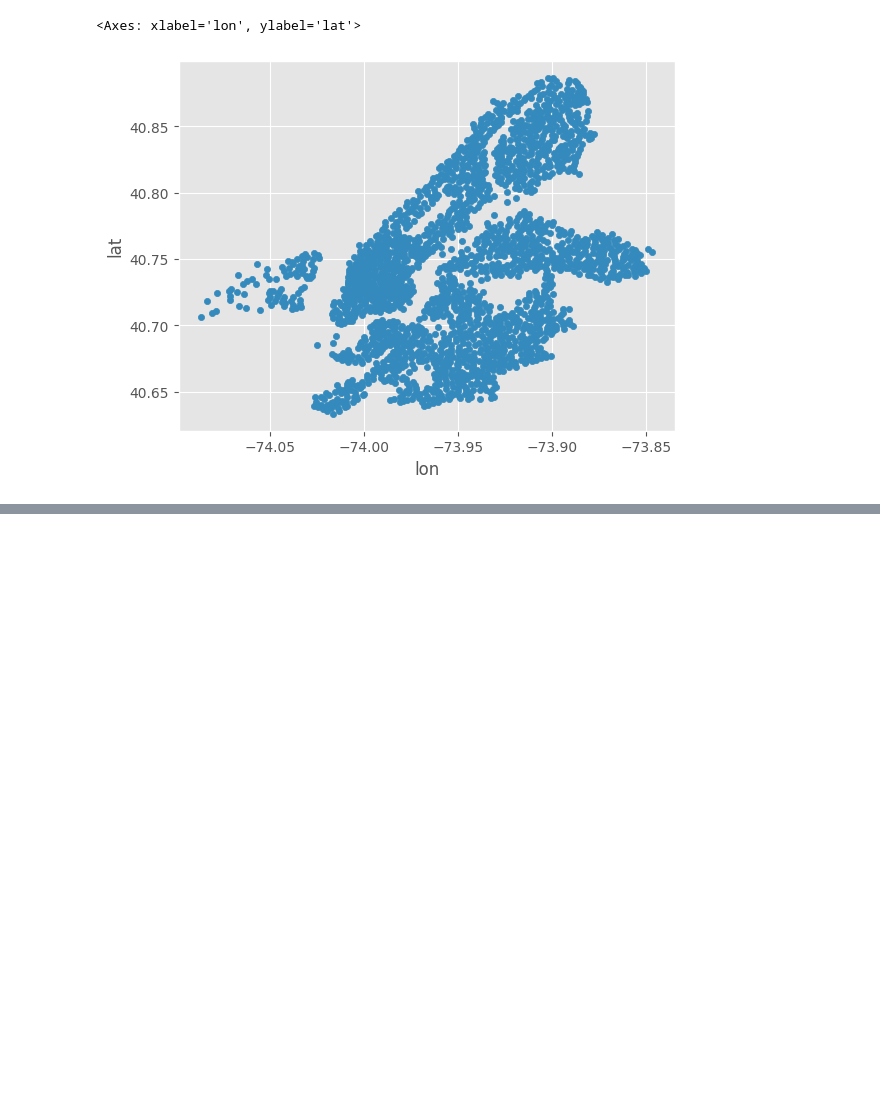
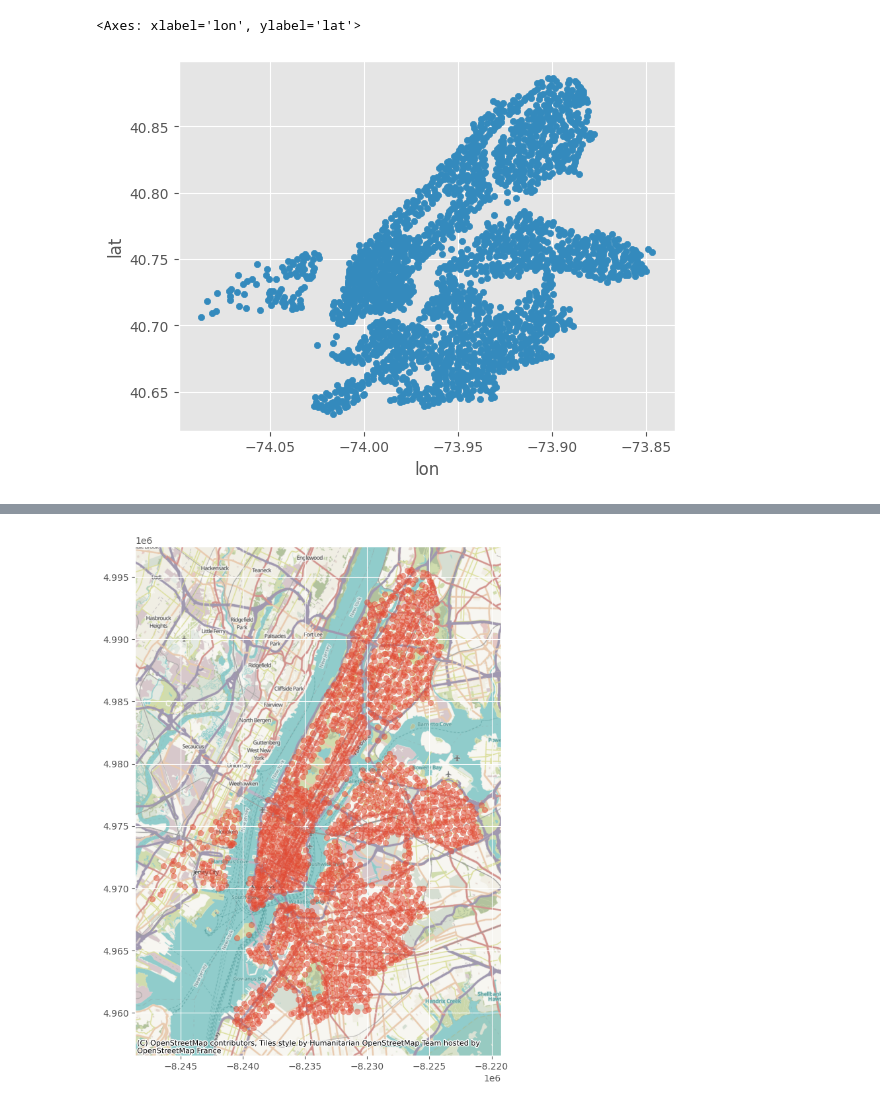
Before and after one commit to loicdiridollou/citibikedata, a Jupyter notebook: notebooks/eda.ipynb, the cells around one changed output, grey strips where cells are left out. Saved outputs shown, nothing was run; the diff lists cells and outputs as text; code cells hidden in the pictures; blank space fills up the shorter version.

```diff
--- a/notebooks/eda.ipynb
+++ b/notebooks/eda.ipynb
@@ -79,0 +146,11 @@ plt.ylim(4.51e6, 4.55e6)
+# %%
+fig,ax = plt.subplots(1,1, figsize=(10,10))
+# nybb.plot(column='BoroCode', cmap='viridis_r', alpha=.5, ax=ax, legend=True)
+#pd.DataFrame(req.json()['data']['stations'])[['lon', 'lat']].plot.scatter(x='lon', y='lat', ax=ax)
+
+dd = pd.DataFrame(req.json()['data']['stations'])[['lon', 'lat']]
+
+gdf.to_crs(3857).plot(ax=ax, alpha=0.5)
+cx.add_basemap(ax)
+# %% [output]
+[figure, added]
```
Also changed, not shown: parts of 20 cells of this notebook.
